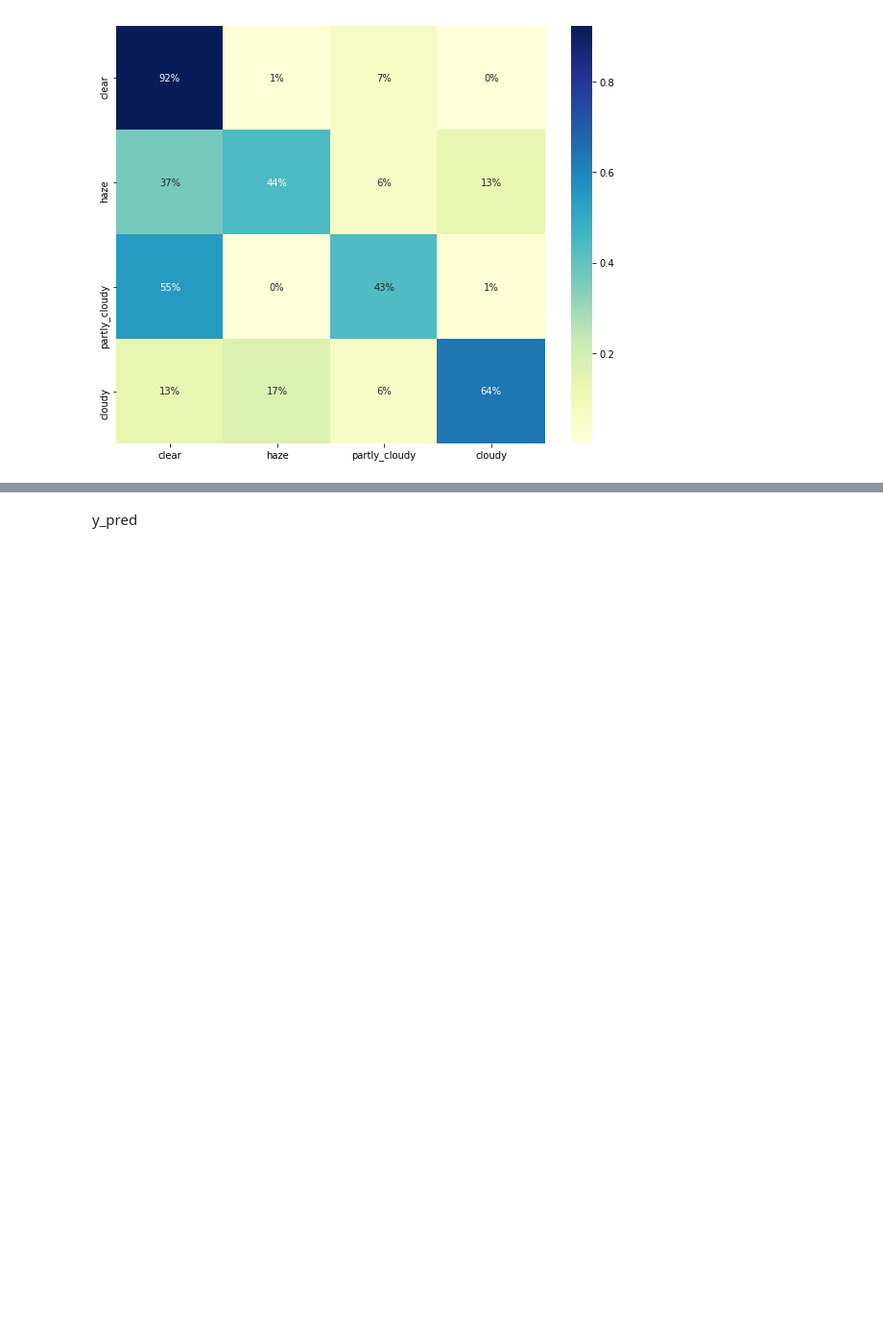
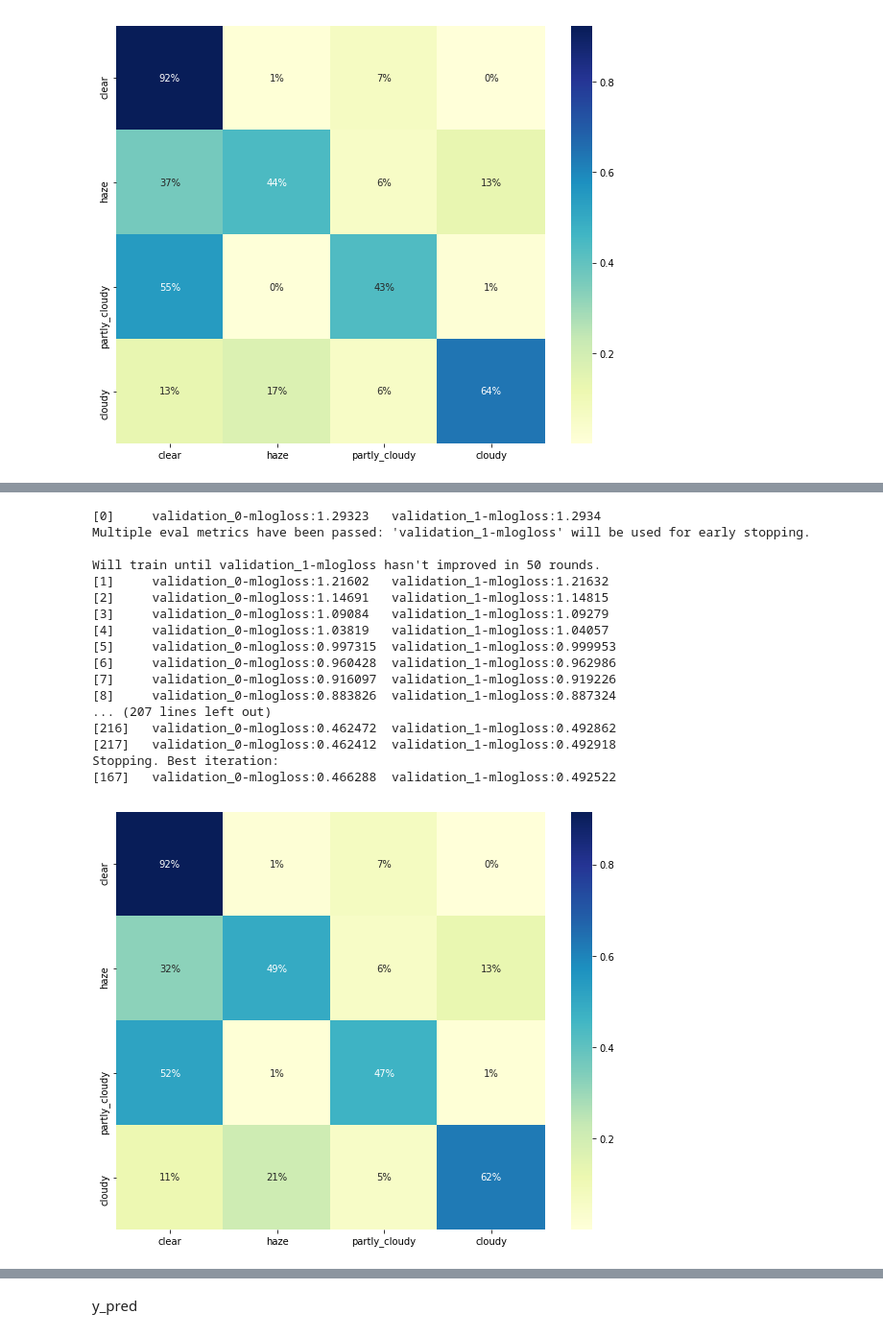
Before and after one commit to mumuxi15/02-Data-Science-Project, a Jupyter notebook: Multilabel image classification/Planet.ipynb, the cells around one changed output, grey strips where cells are left out. Shown at 96% size. Saved outputs shown, nothing was run; the diff lists cells and outputs as text; code cells hidden in the pictures; blank space fills up the shorter version.

Commit message:
xgboost

```diff
--- a/Multilabel image classification/Planet.ipynb
+++ b/Multilabel image classification/Planet.ipynb
@@ -326,7 +315,7 @@ weather_tags = ['clear','haze','partly_cloudy','cloudy']
 def load_test_train():
     df_w = pd.DataFrame(data=pickle.load(open("haze_train.pkl", "rb" )),columns=['id','w','A'])
     y = df_label[weather_tags].copy()
-    y.columns=[1,2,3,4]
+    y.columns=[0,1,2,3]
     y = pd.get_dummies(y).idxmax(1)
     X_train,X_test,y_train,y_test = train_test_split(df_w[['w','A']],y,stratify=y,test_size=0.3,random_state=1404)
     return X_train,X_test,y_train,y_test
@@ -441,0 +354,47 @@ print("Test Accuracy:", sess.run(accuracy_op, feed_dict={X: test_x, Y: test_y}))
+# %%
+import xgboost as xgb
+def gbm_tree(X_train,y_train):
+    X_train, X_val, y_train, y_val = train_test_split(X_train, y_train, stratify=y_train,test_size=0.3, random_state=218)
+    gbm = xgb.XGBRegressor(
+                           n_estimators=3000, #arbitrary large number
+                           max_depth=3,
+                           objective="multi:softprob",
+                           learning_rate=.1,
+                           subsample=1,
+                           min_child_weight=1,
+                           colsample_bytree=.5,
+                           num_class=4
+                          )
+
+    eval_set=[(X_train,y_train),(X_val,y_val)] #tracking train/validation error as we go
+    gbm.fit(
+            X_train, y_train,
+            eval_set=eval_set,
+            eval_metric='mlogloss',
+            early_stopping_rounds=50,
+            verbose=True #gives output log as below
+    )
+    y_pred = gbm.predict(X_test, ntree_limit=gbm.best_ntree_limit).argmax(axis=1)
+    plot_confusion_matrix(y_test,y_pred)
+
+    return
+gbm = gbm_tree(X_train,y_train)
+# %% [output]
+[0]     validation_0-mlogloss:1.29323   validation_1-mlogloss:1.2934
+Multiple eval metrics have been passed: 'validation_1-mlogloss' will be used for early stopping.
+
+Will train until validation_1-mlogloss hasn't improved in 50 rounds.
+[1]     validation_0-mlogloss:1.21602   validation_1-mlogloss:1.21632
+[2]     validation_0-mlogloss:1.14691   validation_1-mlogloss:1.14815
+[3]     validation_0-mlogloss:1.09084   validation_1-mlogloss:1.09279
+[4]     validation_0-mlogloss:1.03819   validation_1-mlogloss:1.04057
+[5]     validation_0-mlogloss:0.997315  validation_1-mlogloss:0.999953
+[6]     validation_0-mlogloss:0.960428  validation_1-mlogloss:0.962986
+[7]     validation_0-mlogloss:0.916097  validation_1-mlogloss:0.919226
+[8]     validation_0-mlogloss:0.883826  validation_1-mlogloss:0.887324
+... (207 lines left out)
+[216]   validation_0-mlogloss:0.462472  validation_1-mlogloss:0.492862
+[217]   validation_0-mlogloss:0.462412  validation_1-mlogloss:0.492918
+Stopping. Best iteration:
+[167]   validation_0-mlogloss:0.466288  validation_1-mlogloss:0.492522
+[figure, added]
```
Also changed, not shown: parts of 8 cells of this notebook.
